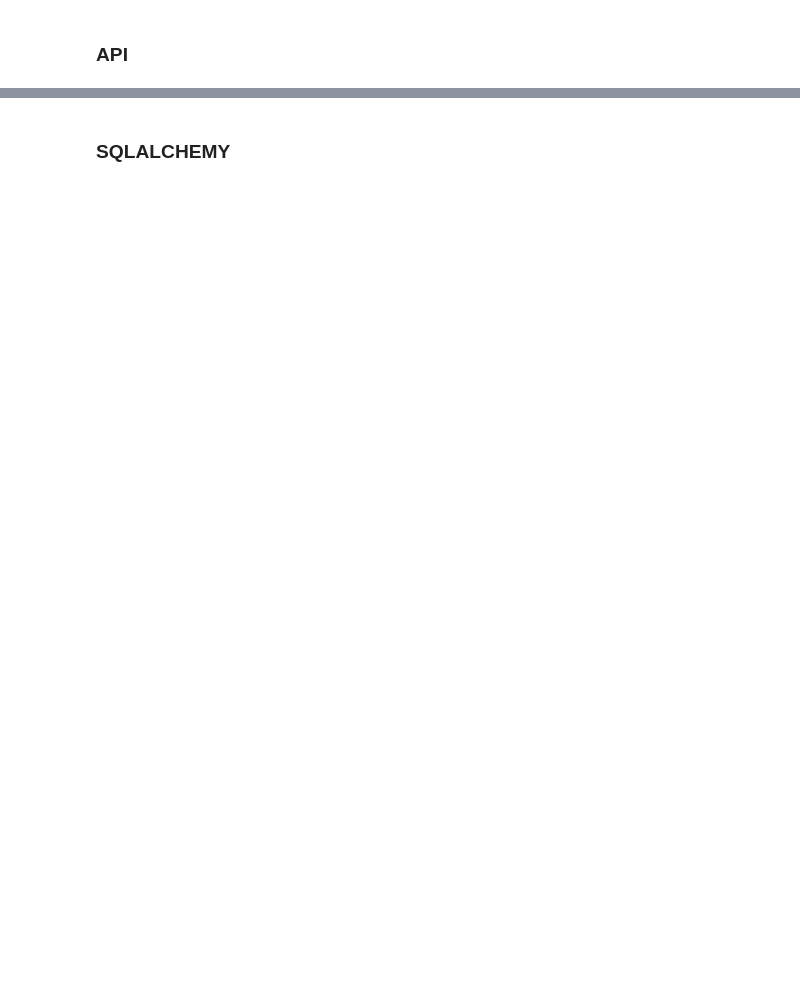
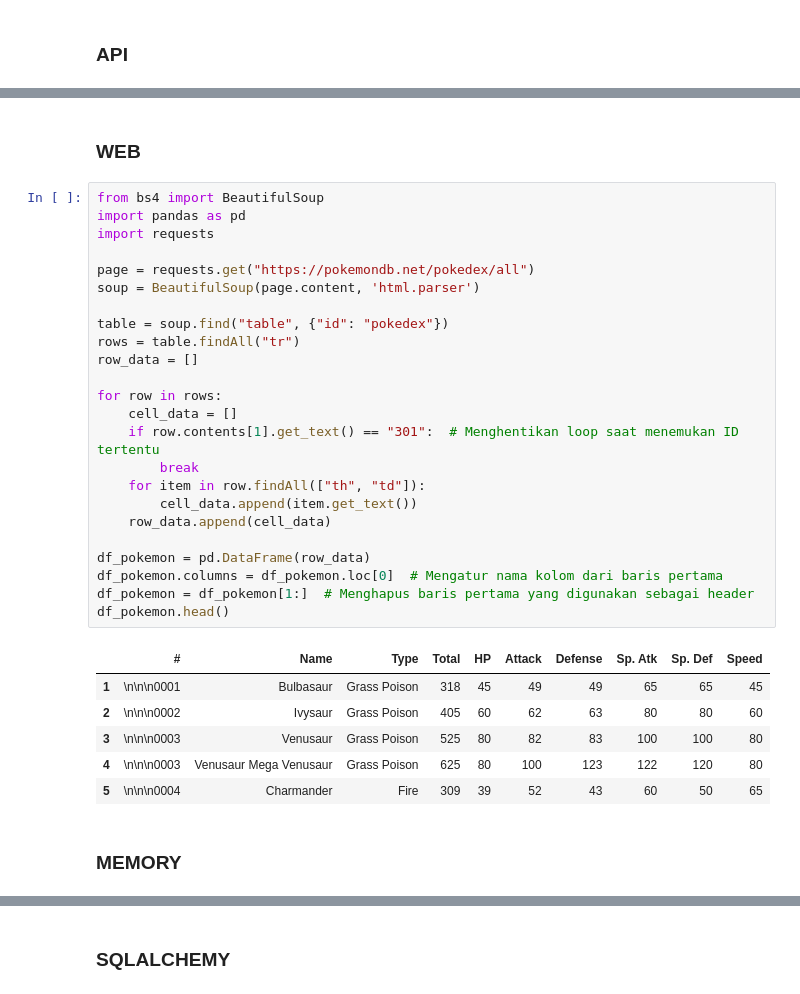
Before and after one commit to tedubuamo/SainsData, a Jupyter notebook: TeknologiDanToolBigData/week-2/week2.ipynb, the cells around one changed output, grey strips where cells are left out. Saved outputs shown, nothing was run; the diff lists cells and outputs as text; blank space fills up the shorter version.

```diff
--- a/TeknologiDanToolBigData/week-2/week2.ipynb
+++ b/TeknologiDanToolBigData/week-2/week2.ipynb
@@ -66,0 +147,35 @@ jprint(response.json())
+# %% [markdown]
+### WEB
+# %%
+from bs4 import BeautifulSoup
+import pandas as pd
+import requests
+
+page = requests.get("https://pokemondb.net/pokedex/all")
+soup = BeautifulSoup(page.content, 'html.parser')
+
+table = soup.find("table", {"id": "pokedex"})
+rows = table.findAll("tr")
+row_data = []
+
+for row in rows:
+    cell_data = []
+    if row.contents[1].get_text() == "301":  # Menghentikan loop saat menemukan ID tertentu
+        break
+    for item in row.findAll(["th", "td"]):
+        cell_data.append(item.get_text())
+    row_data.append(cell_data)
+
+df_pokemon = pd.DataFrame(row_data)
+df_pokemon.columns = df_pokemon.loc[0]  # Mengatur nama kolom dari baris pertama
+df_pokemon = df_pokemon[1:]  # Menghapus baris pertama yang digunakan sebagai header
+df_pokemon.head()
+# %% [output]
+|  | # | Name | Type | Total | HP | Attack | Defense | Sp. Atk | Sp. Def | Speed |
+| 1 | \n\n\n0001 | Bulbasaur | Grass Poison | 318 | 45 | 49 | 49 | 65 | 65 | 45 |
+| 2 | \n\n\n0002 | Ivysaur | Grass Poison | 405 | 60 | 62 | 63 | 80 | 80 | 60 |
+| 3 | \n\n\n0003 | Venusaur | Grass Poison | 525 | 80 | 82 | 83 | 100 | 100 | 80 |
+| 4 | \n\n\n0003 | Venusaur Mega Venusaur | Grass Poison | 625 | 80 | 100 | 123 | 122 | 120 | 80 |
+| 5 | \n\n\n0004 | Charmander | Fire | 309 | 39 | 52 | 43 | 60 | 50 | 65 |
+# %% [markdown]
+### MEMORY
```
Also changed, not shown: parts of 16 cells of this notebook, 7 other files.
